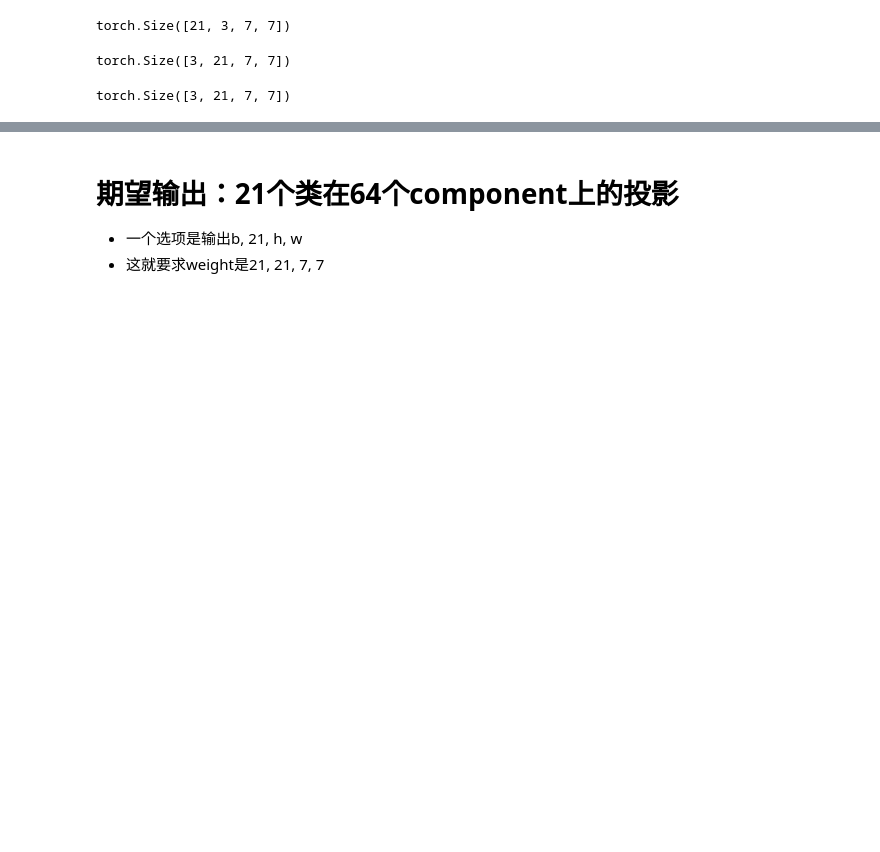
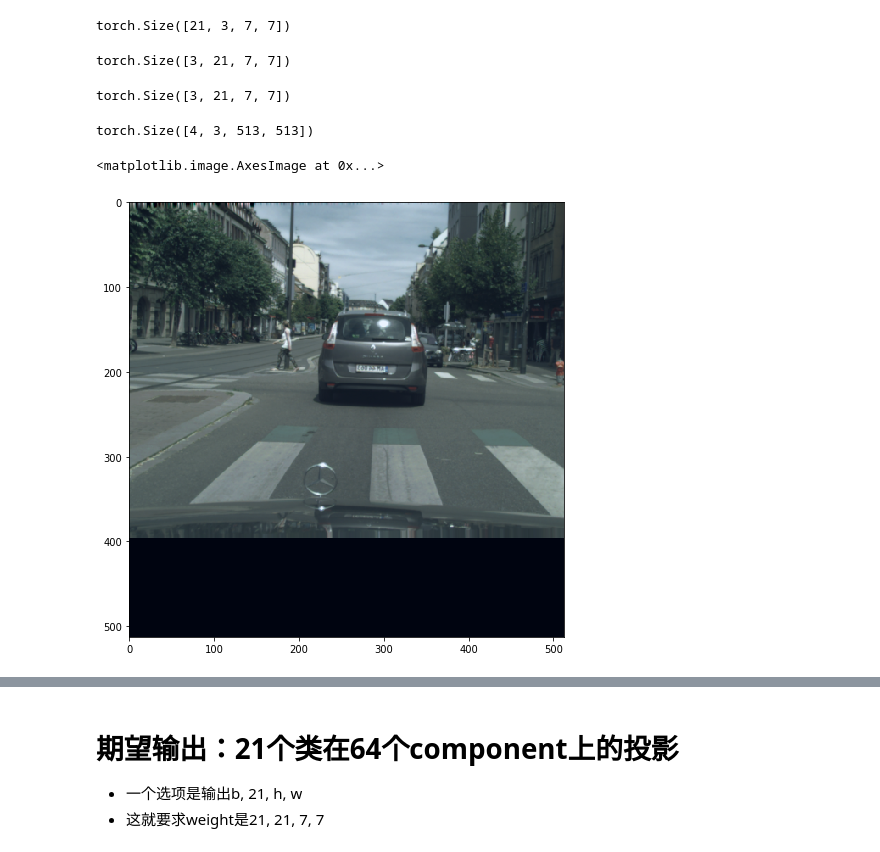
Before and after one commit to xianpf/diaries, a Jupyter notebook: 190829_msismpdl-direct-decode.ipynb, the cells around one changed output, grey strips where cells are left out. Drawn from its saved outputs; the diff is of its cells as text; code cells hidden in the pictures; blank space fills up the shorter version.

```diff
--- a/190829_msismpdl-direct-decode.ipynb
+++ b/190829_msismpdl-direct-decode.ipynb
@@ -88,3 +137,16 @@ torch.Size([3, 21, 7, 7])
 from torch.nn.parameter import Parameter
 # %%
 decoder.weight = Parameter(encoder.weight.permute(1, 0, 2, 3), requires_grad=False)
+# %%
+torch.flip(image, dims=(2,3)).shape
+# %% [output]
+torch.Size([4, 3, 513, 513])
+# %%
+# plt.imshow(image[0].permute(1,2,0))
+plt.figure(figsize = (12,8))
+color_img = image[0].permute(1,2,0)
+color_img = (color_img - color_img.min())/(color_img.max() - color_img.min())
+plt.imshow(color_img)
+# %% [output]
+<matplotlib.image.AxesImage at 0x...>
+[figure, added]
```
Also changed, not shown: parts of 20 cells of this notebook.
